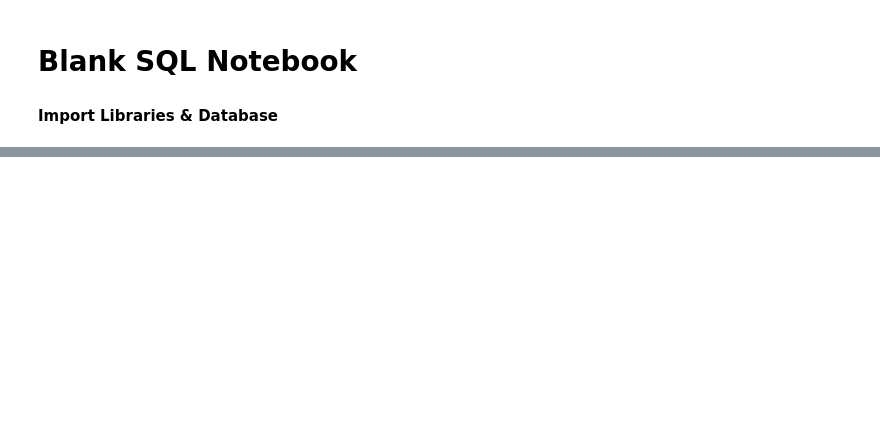
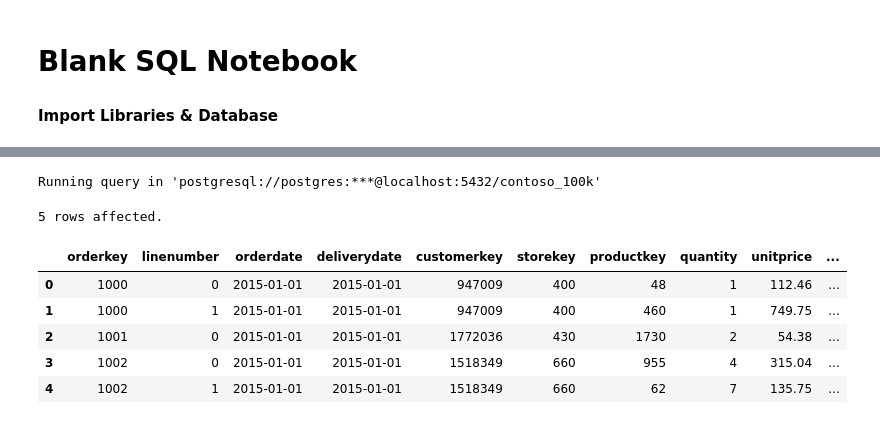
Before and after one commit to harshbrar03/SQL-Project, a Jupyter notebook: Resources/Blank_SQL_Notebook.ipynb, the cells around one changed output, grey strips where cells are left out. Cells and saved outputs as stored; diff of their text form; code cells hidden in the pictures; blank space fills up the shorter version.

```diff
--- a/Resources/Blank_SQL_Notebook.ipynb
+++ b/Resources/Blank_SQL_Notebook.ipynb
@@ -56,0 +70,14 @@ pd.options.display.float_format = '{:.2f}'.format
+# %%
+%%sql
+SELECT *
+FROM sales
+LIMIT 5;
+# %% [output]
+Running query in 'postgresql://postgres:***@localhost:5432/contoso_100k'
+5 rows affected.
+|  | orderkey | linenumber | orderdate | deliverydate | customerkey | storekey | productkey | quantity | unitprice | ... |
+| 0 | 1000 | 0 | 2015-01-01 | 2015-01-01 | 947009 | 400 | 48 | 1 | 112.46 | ... |
+| 1 | 1000 | 1 | 2015-01-01 | 2015-01-01 | 947009 | 400 | 460 | 1 | 749.75 | ... |
+| 2 | 1001 | 0 | 2015-01-01 | 2015-01-01 | 1772036 | 430 | 1730 | 2 | 54.38 | ... |
+| 3 | 1002 | 0 | 2015-01-01 | 2015-01-01 | 1518349 | 660 | 955 | 4 | 315.04 | ... |
+| 4 | 1002 | 1 | 2015-01-01 | 2015-01-01 | 1518349 | 660 | 62 | 7 | 135.75 | ... |
```
Also changed, not shown: parts of 9 cells of this notebook.
